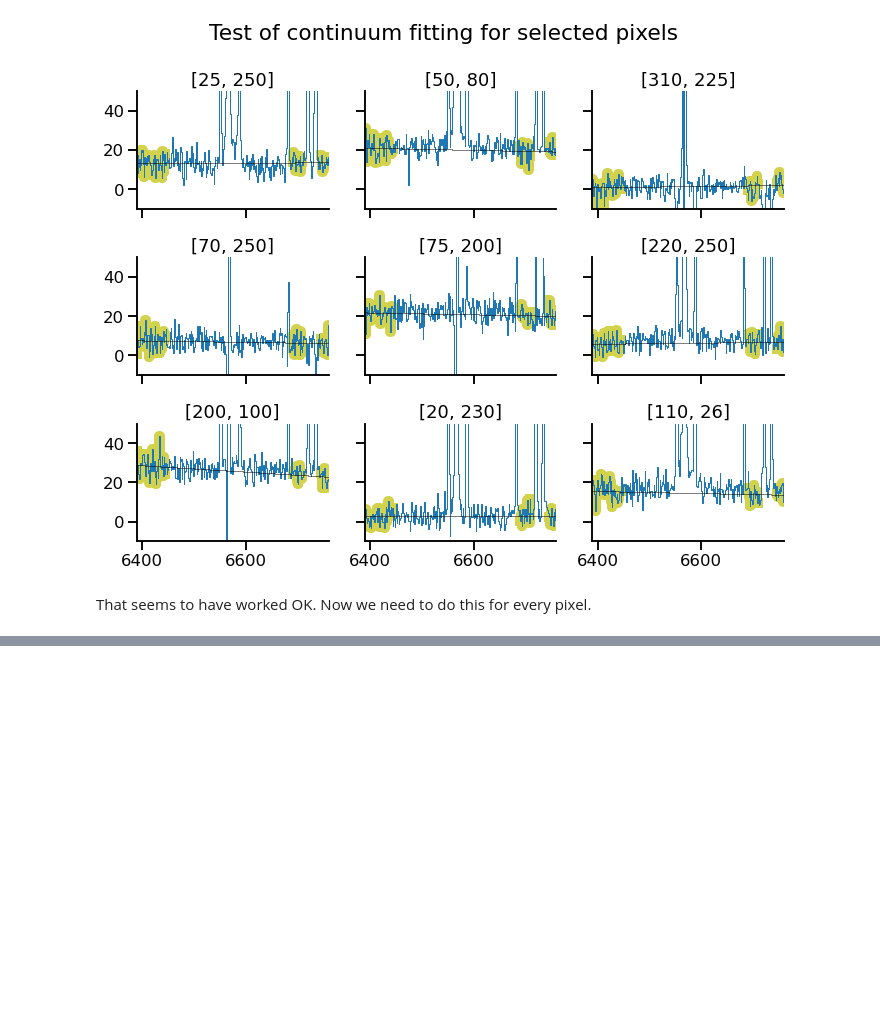
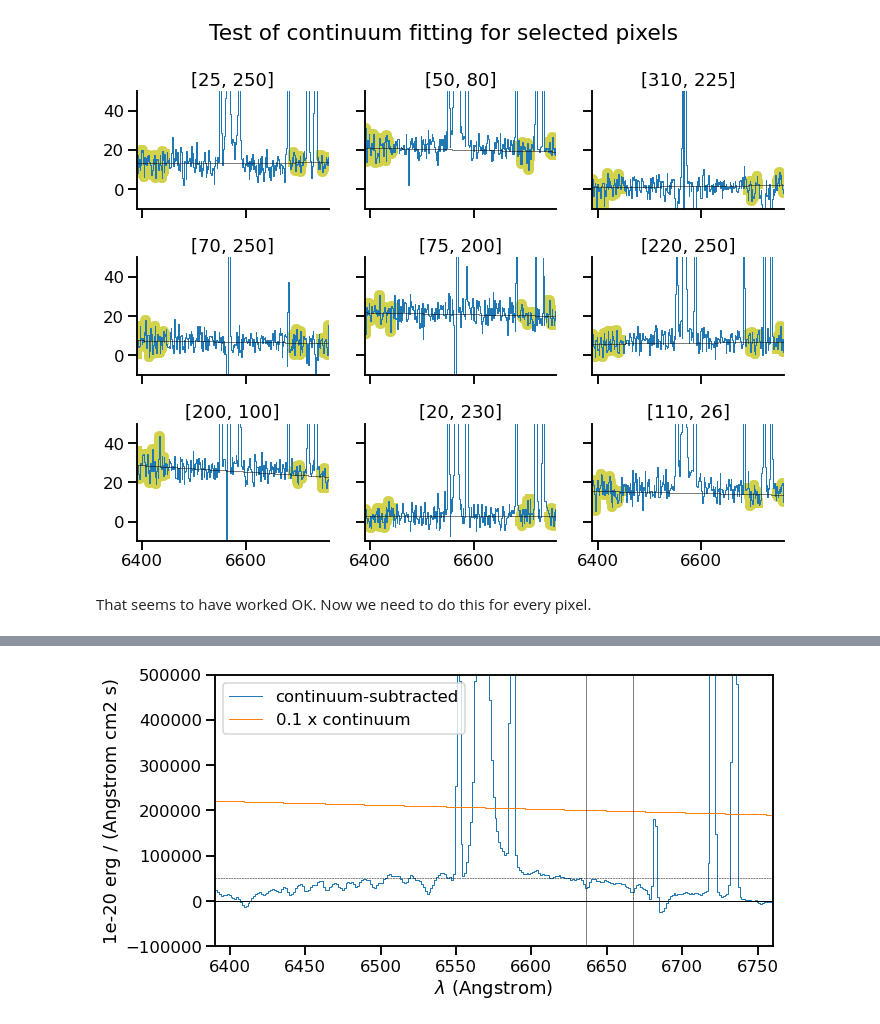
Before and after one commit to will-henney/muse-hii-regions, a Jupyter notebook: notebooks/02-00-raman-wings.ipynb, the cells around one changed output, grey strips where cells are left out. Saved outputs shown, nothing was run; the diff lists cells and outputs as text; code cells hidden in the pictures; blank space fills up the shorter version.

```diff
--- a/notebooks/02-00-raman-wings.ipynb
+++ b/notebooks/02-00-raman-wings.ipynb
@@ -599,0 +588,16 @@ ax.set(ylim=[-1e5, 5e5]);
+# %%
+fig, ax = plt.subplots(figsize=(10, 5))
+cube_select.sum(axis=(1, 2)).plot(
+    label="continuum-subtracted",
+)
+(0.1*cont_cube_select.sum(axis=(1, 2))).plot(
+    label="0.1 x continuum",
+)
+ax.legend()
+ax.axhline(0.0, c="k", linewidth=1)
+ax.axhline(5e4, c="k", linewidth=0.5, linestyle="dashed")
+ax.axvline(6633.0 * (1.0 + 160/3e5), color="k", lw=0.5)
+ax.axvline(6664.0 * (1.0 + 160/3e5), color="k", lw=0.5)
+ax.set(ylim=[-1e5, 5e5]);
+# %% [output]
+[figure, added]
```
Also changed, not shown: parts of 75 cells of this notebook, 12 other files.
